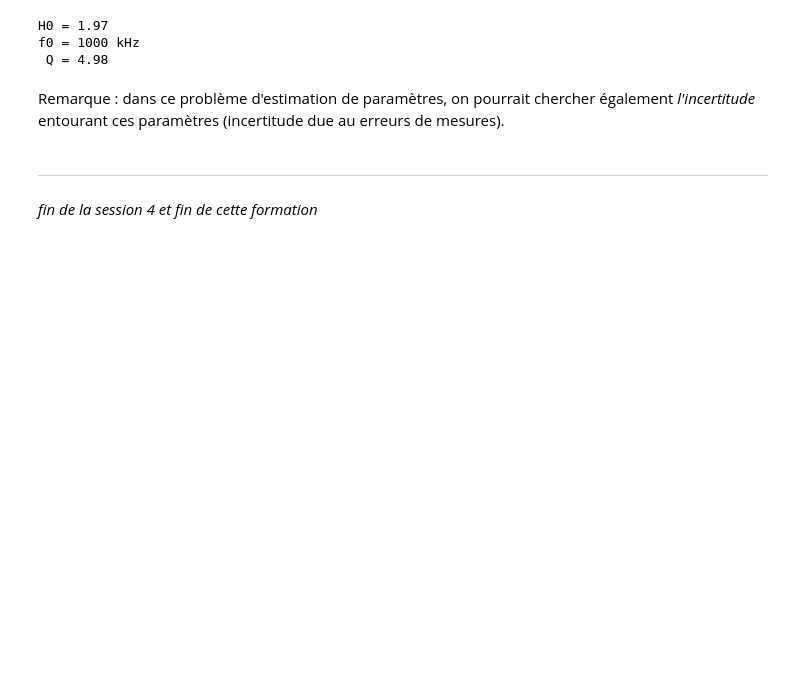
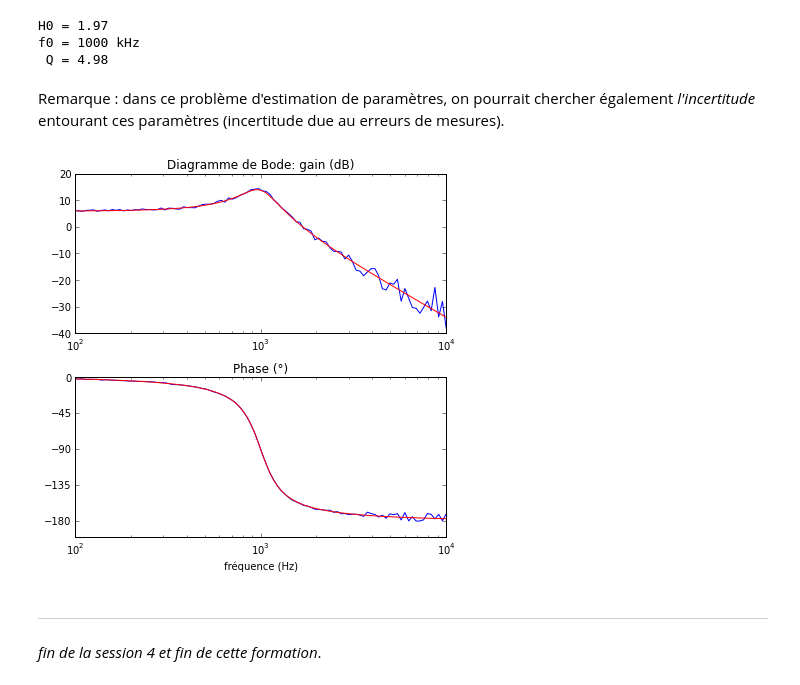
Before and after one commit to pierre-haessig/formation-python-SI, a Jupyter notebook: S4 Autres outils numériques.ipynb, the cells around one changed output. Cells and saved outputs as stored; diff of their text form; code cells hidden in the pictures; blank space fills up the shorter version.

```diff
--- a/S4 Autres outils numériques.ipynb
+++ b/S4 Autres outils numériques.ipynb
@@ -197,4 +195,24 @@ Remarque : dans ce problème d'estimation de paramètres, on pourrait chercher
+# %%
+# diagramme de Bode complet
+fig = plt.figure('Bode', figsize=(6,6))
+
+# gain
+ax1 = fig.add_subplot(2,1,1, xscale='log',
+                      title='Diagramme de Bode: gain (dB)')
+ax1.plot(f, gain)
+ax1.plot(f, bode_pb2(f, H0, f0, Q)[0], 'r-')
+# phase
+ax2 = fig.add_subplot(2,1,2, sharex=ax1,  # sharex -> synchronise les échelles. Pratique pour zoomer !
+                      title=u'Phase (°)',
+                      xlabel=u'fréquence (Hz)')
+ax2.plot(f, phase, 'b')
+ax2.plot(f, bode_pb2(f, H0, f0, Q)[1], 'r-')
+# ajustement des "ticks"
+ax2.set_yticks(np.arange(0,-181,-45)) # (de 0 à -180°, tous les 45°)
+fig.tight_layout()
+# %% [output]
+[figure, added]
 # %% [markdown]
 ---
 
-*fin de la session 4 et fin de cette formation*
+*fin de la session 4 et fin de cette formation*.
```
Also changed, not shown: parts of 1 cell of this notebook.
